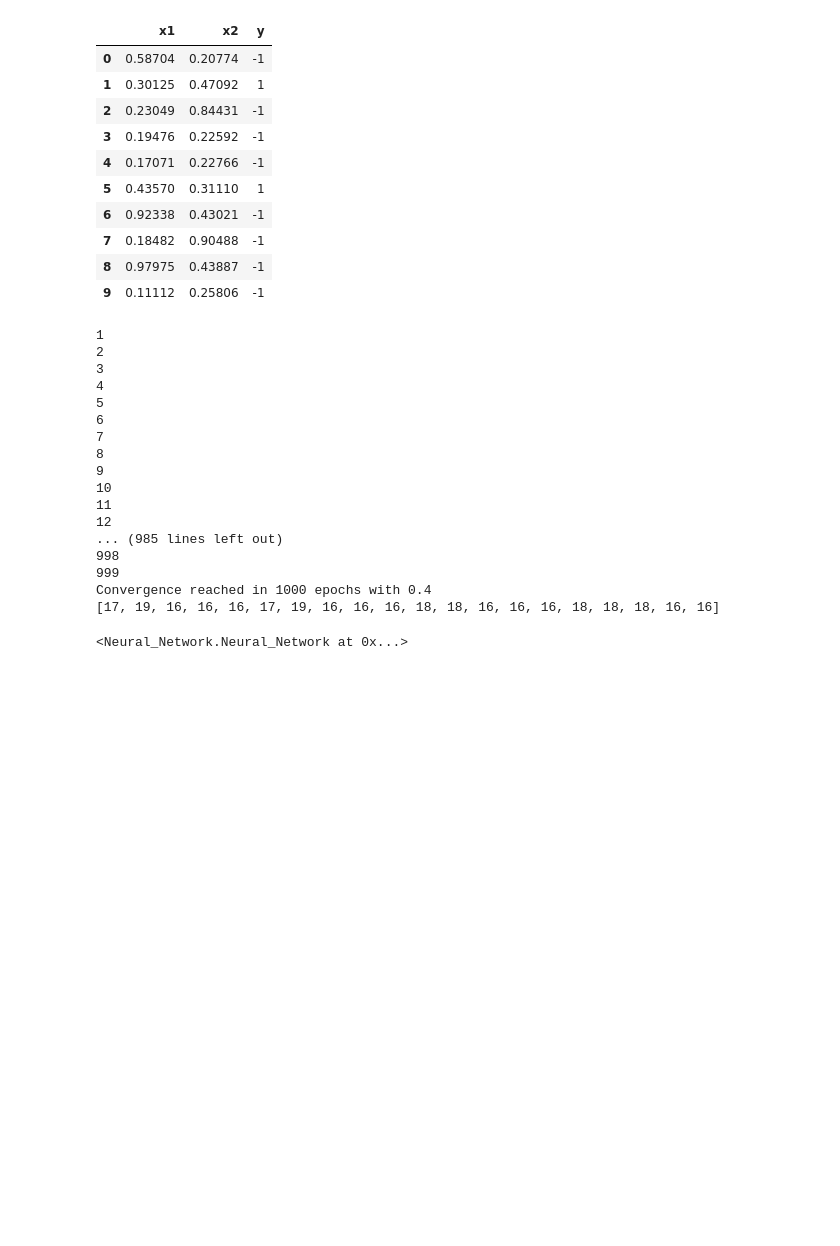
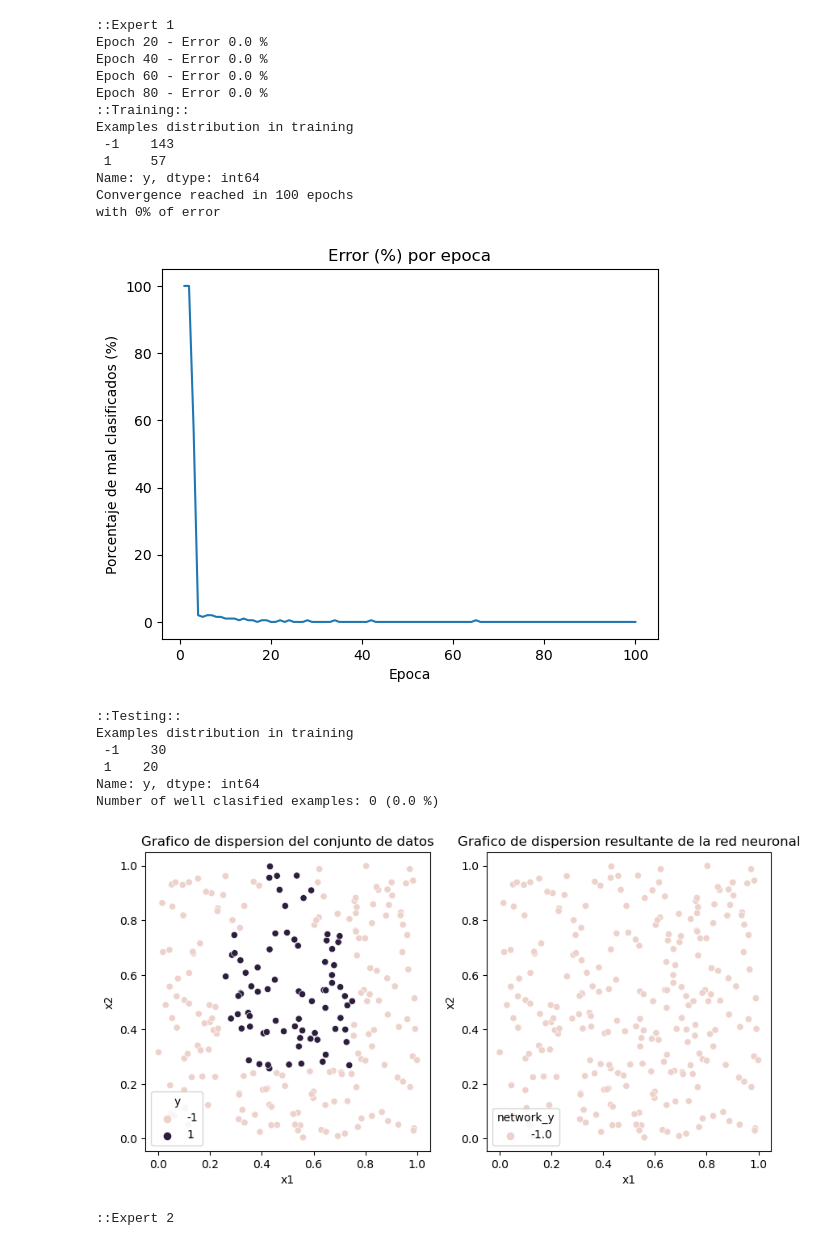
Before and after one commit to danielrobapaz/Redes_neuronales, a Jupyter notebook: Tarea_3/testing.ipynb, the cells around one changed output. Cells and saved outputs as stored; diff of their text form; code cells hidden in the pictures; blank space fills up the shorter version.

```diff
--- a/Tarea_3/testing.ipynb
+++ b/Tarea_3/testing.ipynb
@@ -38,36 +40,26 @@ plt.show()
 # %%
-lego.iloc[0:10]
+Boosting(lego.iloc[0:1000],
+         10,
+         momentum=0.5)
 # %% [output]
-|  | x1 | x2 | y |
-| 0 | 0.58704 | 0.20774 | -1 |
-| 1 | 0.30125 | 0.47092 | 1 |
-| 2 | 0.23049 | 0.84431 | -1 |
-| 3 | 0.19476 | 0.22592 | -1 |
-| 4 | 0.17071 | 0.22766 | -1 |
-| 5 | 0.43570 | 0.31110 | 1 |
-| 6 | 0.92338 | 0.43021 | -1 |
-| 7 | 0.18482 | 0.90488 | -1 |
-| 8 | 0.97975 | 0.43887 | -1 |
-| 9 | 0.11112 | 0.25806 | -1 |
+::Expert 1
+Epoch 20 - Error 0.0 %
+Epoch 40 - Error 0.0 %
+Epoch 60 - Error 0.0 %
+Epoch 80 - Error 0.0 %
+::Training::
+Examples distribution in training
+ -1    143
+ 1     57
+Name: y, dtype: int64
+Convergence reached in 100 epochs
+with 0% of error
+[figure, added]
+::Testing::
+Examples distribution in training
+ -1    30
+ 1    20
+Name: y, dtype: int64
+Number of well clasified examples: 0 (0.0 %)
+[figure, added]
+::Expert 2
-# %%
-Neural_Network(data = lego.iloc[0:50],
-               number_of_neurons_hidden_layers=2)
-# %% [output]
-1
-2
-3
-4
-5
-6
-7
-8
-9
-10
-11
-12
-... (985 lines left out)
-998
-999
-Convergence reached in 1000 epochs with 0.4
-[17, 19, 16, 16, 16, 17, 19, 16, 16, 16, 18, 18, 16, 16, 16, 18, 18, 18, 16, 16]
-<Neural_Network.Neural_Network at 0x...>
```
Also changed, not shown: parts of 5 cells of this notebook, 2 other files.
